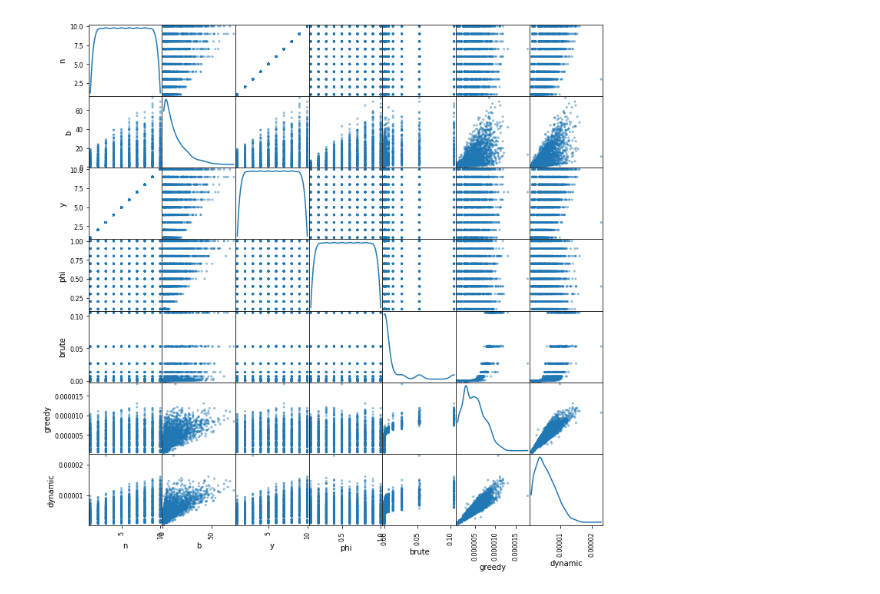
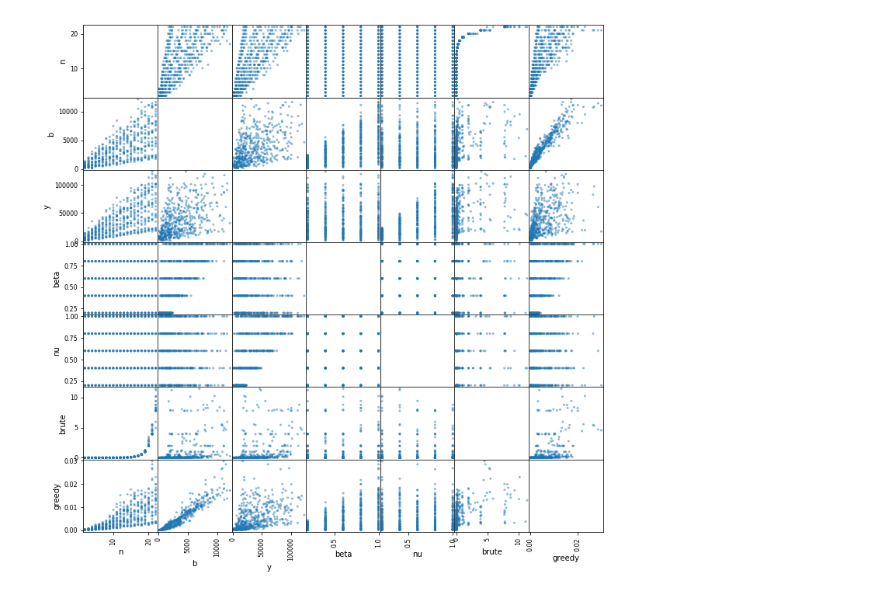
Before and after one commit to maxadamski/wiwiwi, a Jupyter notebook: semestr_2/aisd/5_dynamiczne/src/plot.ipynb, the cells around one changed output. Saved outputs shown, nothing was run; the diff lists cells and outputs as text; code cells hidden in the pictures.

```diff
--- a/semestr_2/aisd/5_dynamiczne/src/plot.ipynb
+++ b/semestr_2/aisd/5_dynamiczne/src/plot.ipynb
@@ -31,7 +31,8 @@ for _, row in df.iterrows():
 # %%
 from pandas.plotting import scatter_matrix
 
-scatter_matrix(df, figsize=(12, 12), diagonal='kde')
+df = pd.read_csv('../output/speed.csv')
+scatter_matrix(df, figsize=(12, 12), diagonal='none')
 plt.show()
 # %% [output]
-[figure, old version]
+[figure, new version]
```
Also changed, not shown: parts of 2 cells of this notebook, 12 other files.
